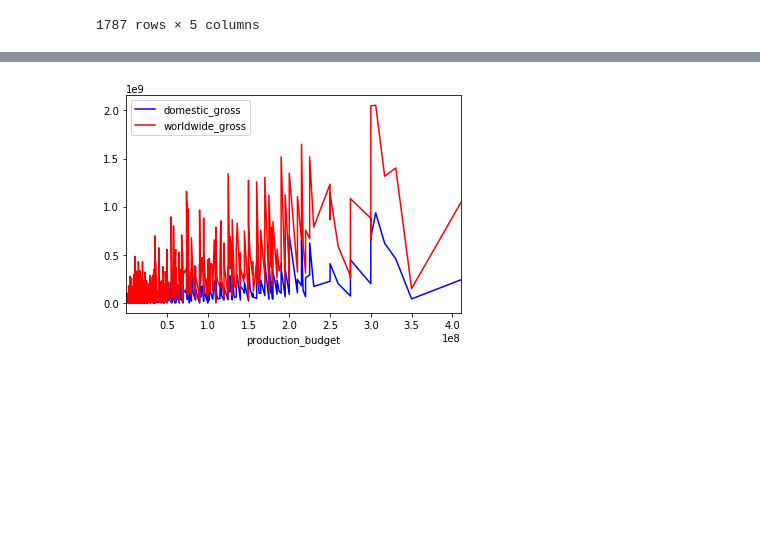
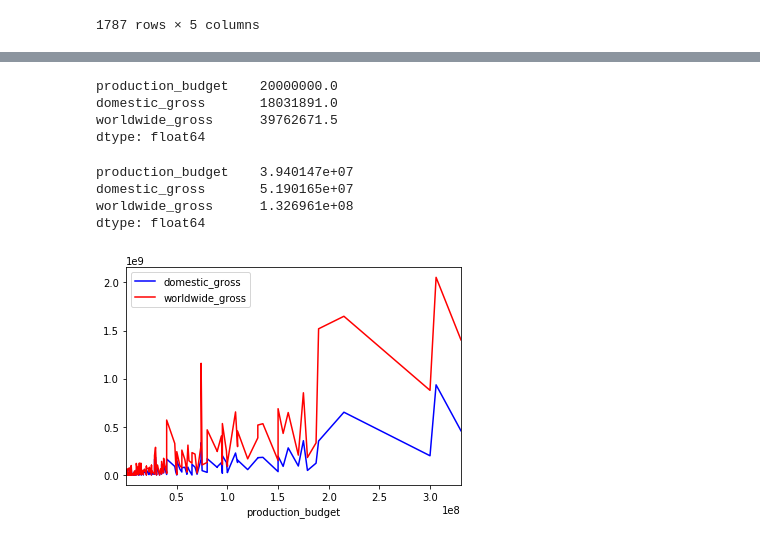
Before and after one commit to Nyla-max/dsc-mod-1-project-v2-1-onl01-dtsc-pt-012120, a Jupyter notebook: student.ipynb, the cells around one changed output, grey strips where cells are left out. Drawn from its saved outputs; the diff is of its cells as text; code cells hidden in the pictures; blank space fills up the shorter version.

```diff
--- a/student.ipynb
+++ b/student.ipynb
@@ -52,6 +113,6 @@ dtype: object
 # %%
 mark = (tn_budgets['domestic_gross'] > 0) & (tn_budgets['worldwide_gross'] > 0 )
-new_df = tn_budgets[mark]
+new_df = tn_budgets[mark].drop('id',1)
 new_df
-#New df has only movies with domestic and worldwide gross greater than 0
+#I created a new dateframe with only movies with domestic and worldwide gross greater than 0
 # %% [output]
@@ -72,9 +133,7 @@ new_df
-# %%
-new_df= new_df.drop('id', 1) #Removes id column
 # %%
-movie_gross = new_df[(new_df['year_of_release'] >= '2010') & (new_df['year_of_release'] <= '2020')]
-movie_gross
-#Created a df with movies with year of release between 2010-2020
+movie_year = new_df[(new_df['year_of_release'] >= '2010') & (new_df['year_of_release'] <= '2020')]
+movie_year
+#I created a dataframe with movies with year of release between 2010-2020
 # %% [output]
 |  | release_date | production_budget | domestic_gross | worldwide_gross | year_of_release |
 | movie |  |  |  |  |  |
@@ -108,0 +152,3 @@ dtype: int64
+# %%
+movie_gross = movie_year[movie_year['year_of_release'] == '2015']
+movie_gross
@@ -109,9 +170,28 @@ dtype: int64
+# %%
+movie_gross.median()
+# %% [output]
+production_budget    20000000.0
+domestic_gross       18031891.0
+worldwide_gross      39762671.5
+dtype: float64
+# %%
+movie_gross.mean()
+# %% [output]
+production_budget    3.940147e+07
+domestic_gross       5.190165e+07
+worldwide_gross      1.326961e+08
+dtype: float64
 # %%
 ax = plt.gca()
 
 movie_gross.plot(kind = 'line', x = 'production_budget', y = 'domestic_gross', color = 'blue', ax=ax)
 movie_gross.plot(kind = 'line', x = 'production_budget', y = 'worldwide_gross', color = 'red', ax=ax)
 
+plt.title('Production Cost vs Gross')
+
+plt.xlabel('Gross')
+plt.ylabel()
+
 plt.show()
 # %% [output]
-[figure, old version]
+[figure, new version]
```
Also changed, not shown: parts of 16 cells of this notebook.
